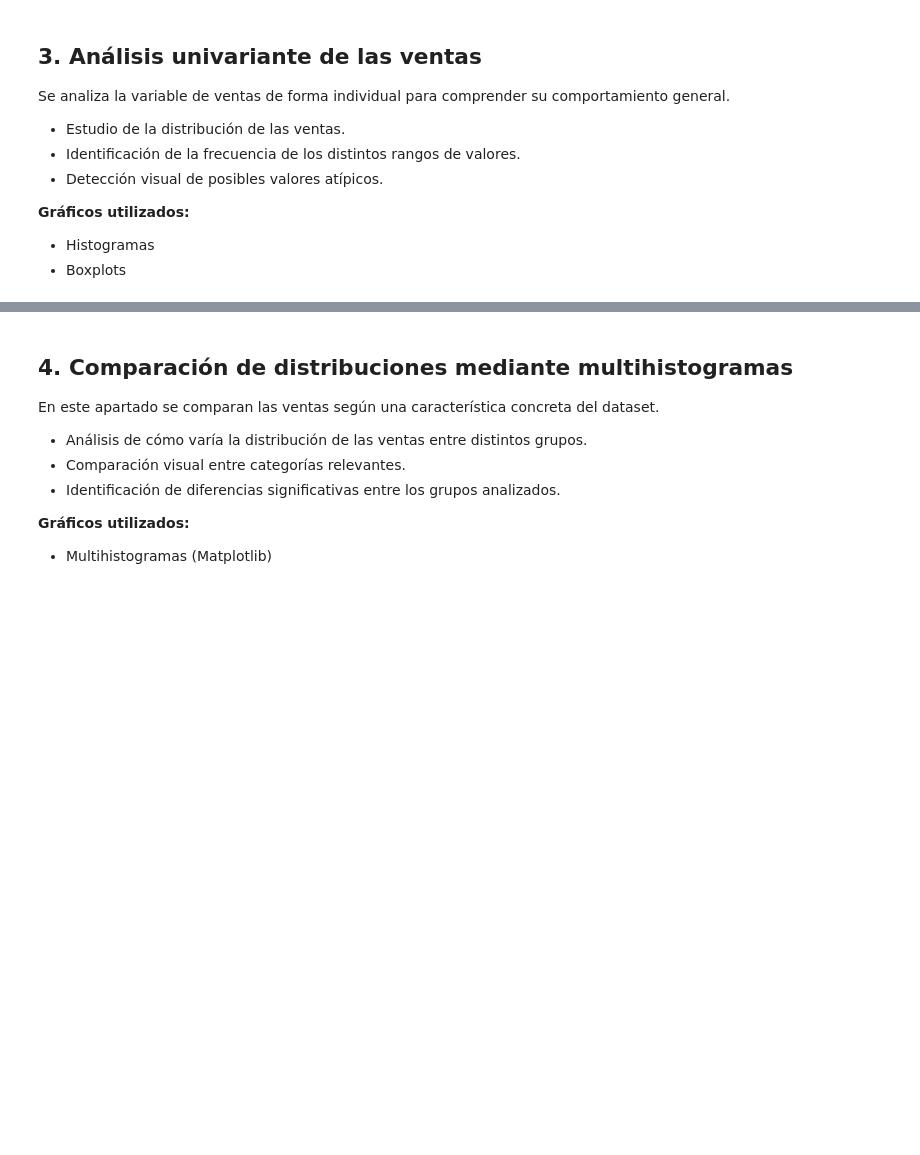
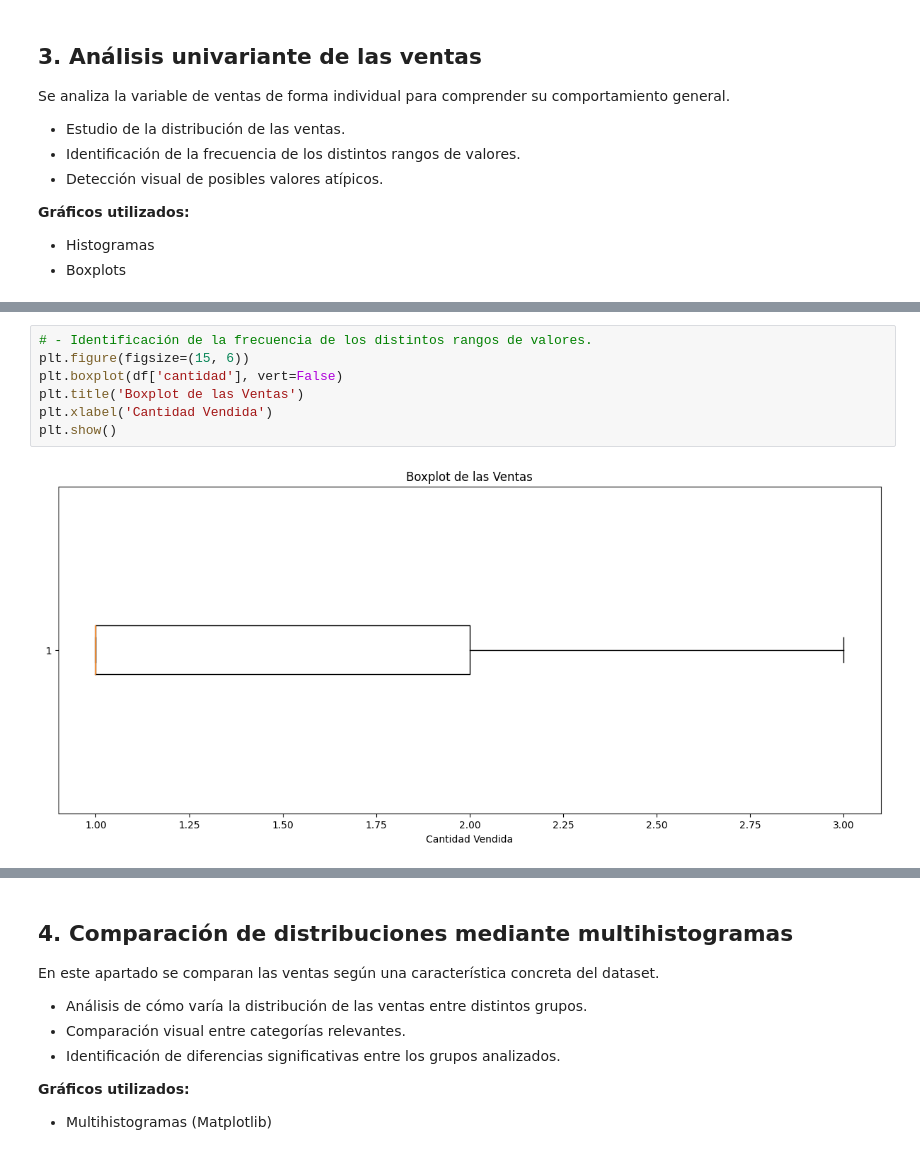
Before and after one commit to IbaiGarcia13/RETO2-G2-Cafeteria, a Jupyter notebook: RETO/RETO.ipynb, the cells around one changed output, grey strips where cells are left out. Drawn from its saved outputs; the diff is of its cells as text; blank space fills up the shorter version.

```diff
--- a/RETO/RETO.ipynb
+++ b/RETO/RETO.ipynb
@@ -125,0 +136,9 @@ Se analiza la variable de ventas de forma individual para comprender su comporta
+# %%
+# - Identificación de la frecuencia de los distintos rangos de valores.
+plt.figure(figsize=(15, 6))
+plt.boxplot(df['cantidad'], vert=False)
+plt.title('Boxplot de las Ventas')
+plt.xlabel('Cantidad Vendida')
+plt.show()
+# %% [output]
+[figure, added]
```
Also changed, not shown: parts of 3 cells of this notebook.
